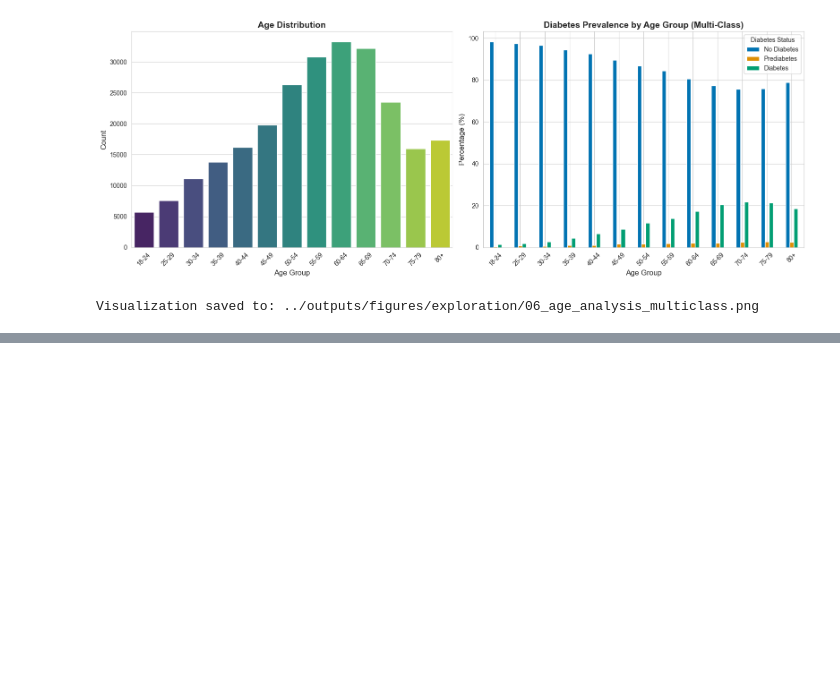
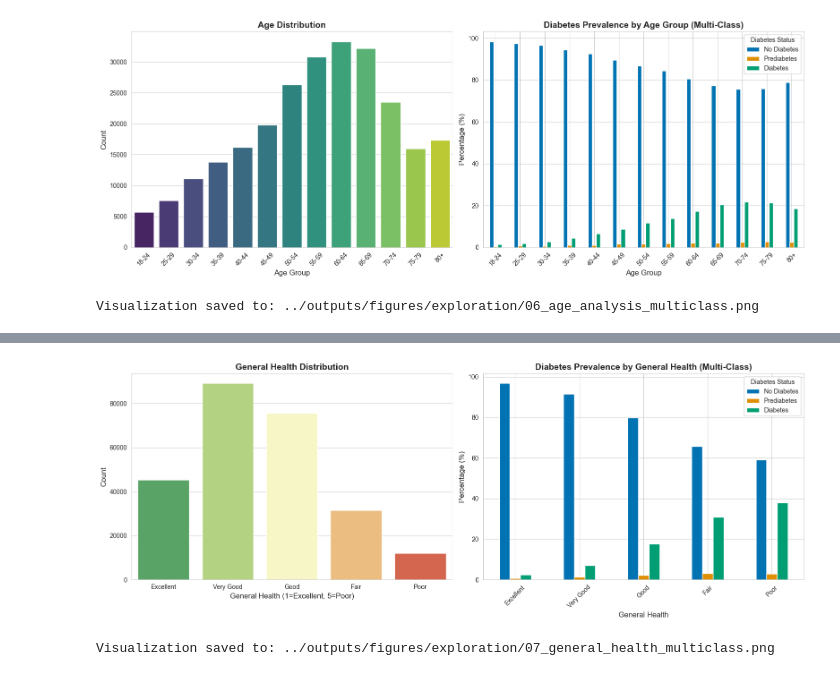
Before and after one commit to eyyuboeztuerk-arch/diabetes-multiclass-project, a Jupyter notebook: notebooks/01_exploration.ipynb, the cells around one changed output, grey strips where cells are left out. Cells and saved outputs as stored; diff of their text form; code cells hidden in the pictures; blank space fills up the shorter version.

Commit message:
Add general health analysis section to 01_exploration.ipynb

```diff
--- a/notebooks/01_exploration.ipynb
+++ b/notebooks/01_exploration.ipynb
@@ -913,0 +960,27 @@ Visualization saved to: ../outputs/figures/exploration/06_age_analysis_multiclas
+# %%
+# Visualization (MULTI-CLASS)
+fig, axes = plt.subplots(1, 2, figsize=(16, 6))
+
+# General health distribution
+sns.countplot(data=df, x='GenHlth', ax=axes[0], palette='RdYlGn_r')
+axes[0].set_title('General Health Distribution', fontsize=14, fontweight='bold')
+axes[0].set_xlabel('General Health (1=Excellent, 5=Poor)', fontsize=12)
+axes[0].set_ylabel('Count', fontsize=12)
+axes[0].set_xticklabels(['Excellent', 'Very Good', 'Good', 'Fair', 'Poor'])
+
+# Diabetes prevalence by general health (MULTI-CLASS)
+genhlth_diabetes.plot(kind='bar', ax=axes[1], color=colors_3class)
+axes[1].set_title('Diabetes Prevalence by General Health (Multi-Class)', fontsize=14, fontweight='bold')
+axes[1].set_xlabel('General Health', fontsize=12)
+axes[1].set_ylabel('Percentage (%)', fontsize=12)
+axes[1].legend(['No Diabetes', 'Prediabetes', 'Diabetes'], title='Diabetes Status')
+axes[1].set_xticklabels(['Excellent', 'Very Good', 'Good', 'Fair', 'Poor'], rotation=45)
+
+plt.tight_layout()
+plt.savefig(f'{output_dir}/07_general_health_multiclass.png', dpi=300, bbox_inches='tight')
+plt.show()
+
+print(f"\nVisualization saved to: {output_dir}/07_general_health_multiclass.png")
+# %% [output]
+[figure, added]
+Visualization saved to: ../outputs/figures/exploration/07_general_health_multiclass.png
```
Also changed, not shown: parts of 2 cells of this notebook.
